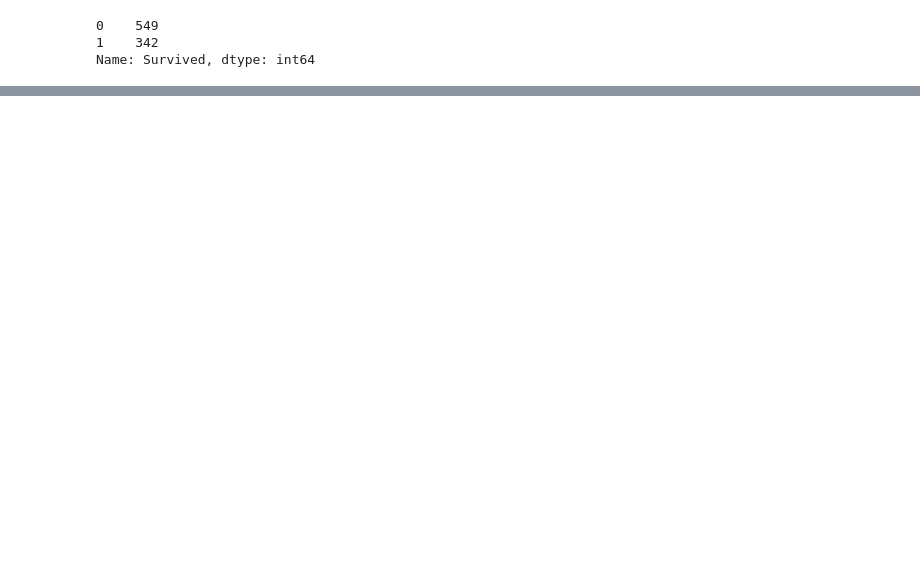
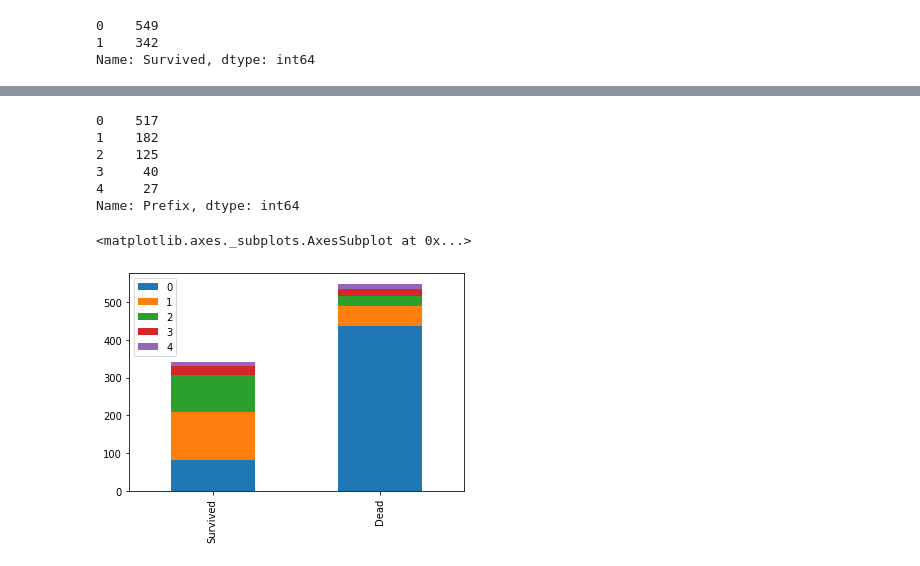
Before and after one commit to Felix-Silas/BITAmin, a Jupyter notebook: titanic.ipynb, the cells around one changed output, grey strips where cells are left out. Saved outputs shown, nothing was run; the diff lists cells and outputs as text; code cells hidden in the pictures; blank space fills up the shorter version.

```diff
--- a/titanic.ipynb
+++ b/titanic.ipynb
@@ -145,0 +224,30 @@ chart(train, 'Embarked')
+# %%
+name_mapping = {"Mr": 0, "Miss": 1, "Mrs": 2,
+                 "Master": 3, "Dr": 4, "Rev": 4, "Col": 4, "Major": 4, "Mlle": 4,"Countess": 4,
+                 "Ms": 4, "Lady": 4, "Jonkheer": 4, "Don": 4, "Dona" : 4, "Mme": 4,"Capt": 4,"Sir": 4 }
+
+for dataset in whole:
+    dataset.drop('Name', axis = 1, inplace = True)
+    dataset['Prefix'] = dataset['Prefix'].map(name_mapping)
+    # 식별자 역할을 하는 Passengerid 열을 삭제할 겸 인덱스로 설정함
+    dataset.set_index('PassengerId', inplace = True)
+
+train['Prefix'].value_counts()
+# %% [output]
+0    517
+1    182
+2    125
+3     40
+4     27
+Name: Prefix, dtype: int64
+# %%
+survived = train[train['Survived'] == 1]['Prefix'].value_counts()
+dead = train[train['Survived'] == 0]['Prefix'].value_counts()
+df = pd.DataFrame([survived, dead])
+df.index = ['Survived', 'Dead']
+df.plot(kind='bar', stacked=True)
+
+# 0, 1 생존자가 많음을 알 수 있음
+# %% [output]
+<matplotlib.axes._subplots.AxesSubplot at 0x...>
+[figure, added]
```
Also changed, not shown: parts of 24 cells of this notebook.
